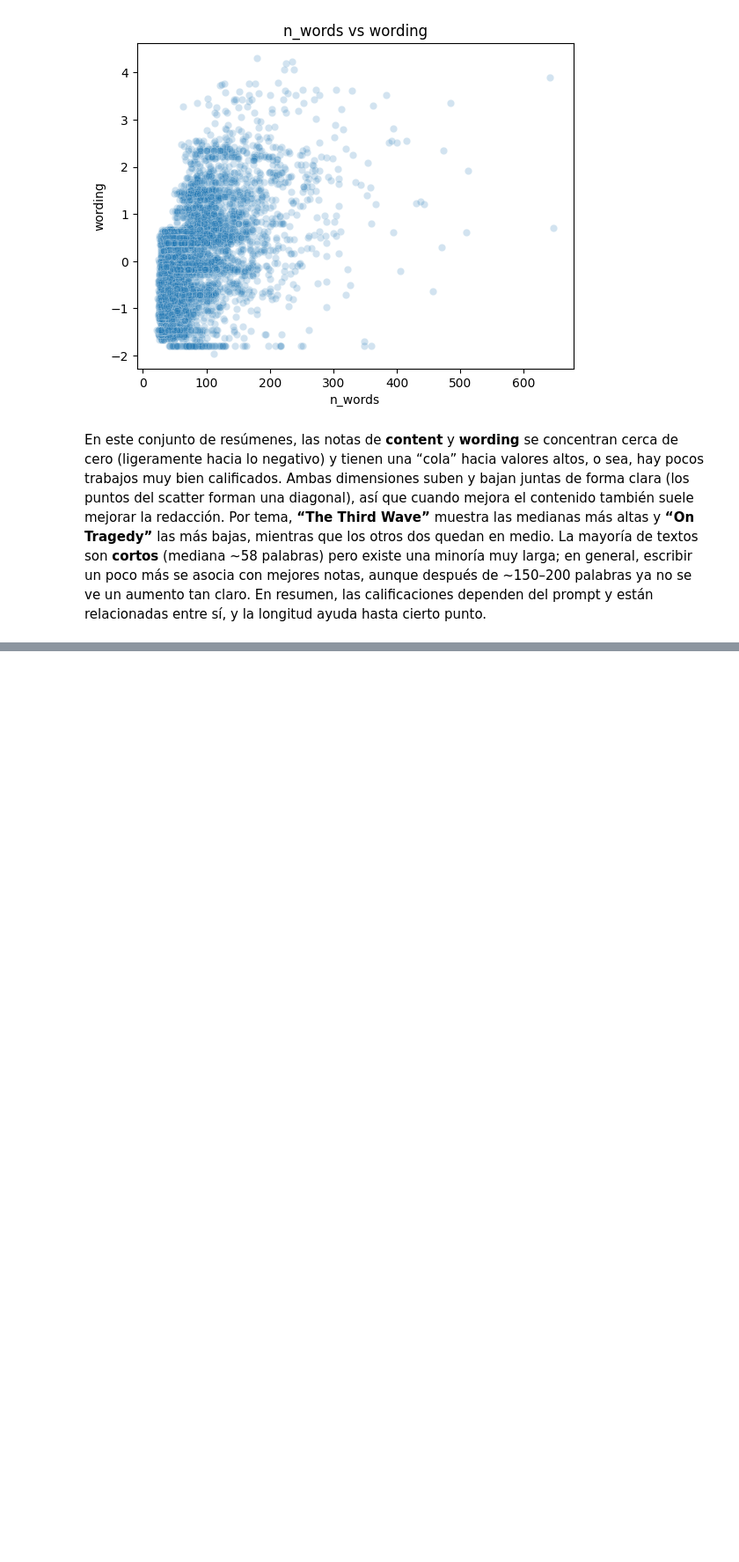
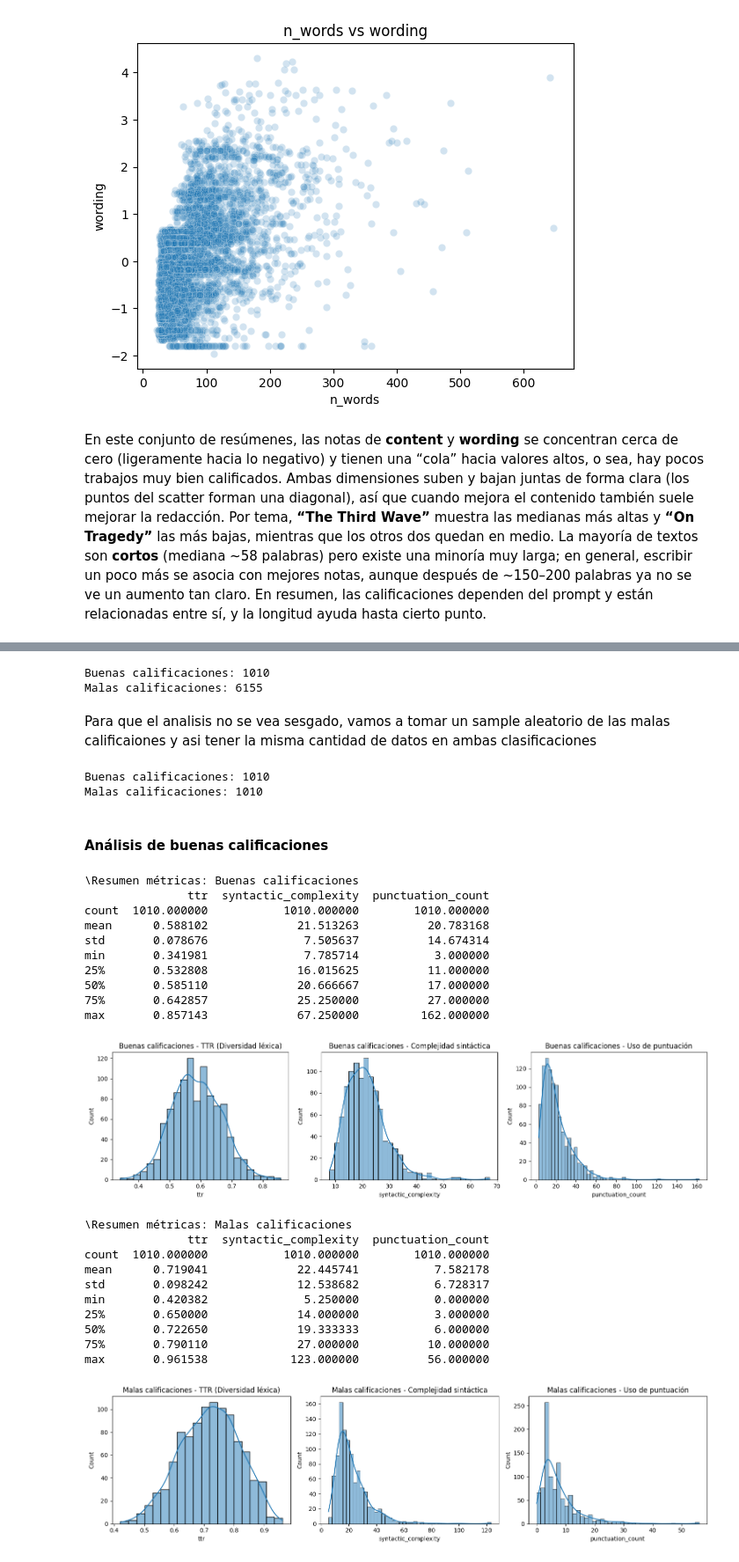
Before and after one commit to DiegoGarV/Proyecto2-DS, a Jupyter notebook: src/main.ipynb, the cells around one changed output, grey strips where cells are left out. Shown at 88% size. Cells and saved outputs as stored; diff of their text form; code cells hidden in the pictures; blank space fills up the shorter version.

Commit message:
feat: add puntos de analisis exploratorio

```diff
--- a/src/main.ipynb
+++ b/src/main.ipynb
@@ -284,0 +295,24 @@ En este conjunto de resúmenes, las notas de **content** y **wording** se concen
+# %%
+df_summaries_train["promedio"] = df_summaries_train[["content", "wording"]].mean(axis=1)
+
+df_good = df_summaries_train[df_summaries_train['promedio']>= 1]
+df_bad = df_summaries_train[df_summaries_train['promedio']< 1]
+
+# Verificar tamaños
+print("Buenas calificaciones:", len(df_good))
+print("Malas calificaciones:", len(df_bad))
+# %% [output]
+Buenas calificaciones: 1010
+Malas calificaciones: 6155
+# %% [markdown]
+Para que el analisis no se vea sesgado, vamos a tomar un sample aleatorio de las malas calificaiones y asi tener la misma cantidad de datos en ambas clasificaciones
+# %%
+df_bad = df_bad.sample(n=1010, random_state=42)  # random_state para reproducibilidad
+# Verificar tamaños
+print("Buenas calificaciones:", len(df_good))
+print("Malas calificaciones:", len(df_bad))
+# %% [output]
+Buenas calificaciones: 1010
+Malas calificaciones: 1010
+# %% [markdown]
+#### Análisis de buenas calificaciones
@@ -284,0 +342,53 @@ En este conjunto de resúmenes, las notas de **content** y **wording** se concen
+# %%
+# evaluar para cada df
+def evaluar_df(df, nombre=""):
+    df_eval = df.copy()
+    df_eval["ttr"] = df_eval["text"].apply(lexical_diversity)
+    df_eval["syntactic_complexity"] = df_eval["text"].apply(syntactic_complexity)
+    df_eval["punctuation_count"] = df_eval["text"].apply(punctuation_usage)
+
+    print(f"\Resumen métricas: {nombre}")
+    print(df_eval[["ttr", "syntactic_complexity", "punctuation_count"]].describe())
+
+    # Graficar distribuciones
+    fig, axes = plt.subplots(1, 3, figsize=(15, 4))
+    sns.histplot(df_eval["ttr"], kde=True, ax=axes[0])
+    axes[0].set_title(f"{nombre} - TTR (Diversidad léxica)")
+
+    sns.histplot(df_eval["syntactic_complexity"], kde=True, ax=axes[1])
+    axes[1].set_title(f"{nombre} - Complejidad sintáctica")
+
+    sns.histplot(df_eval["punctuation_count"], kde=True, ax=axes[2])
+    axes[2].set_title(f"{nombre} - Uso de puntuación")
+
+    plt.tight_layout()
+    plt.show()
+
+    return df_eval
+# %%
+# Evaluar buenas y malas
+df_buenas_eval = evaluar_df(df_good, "Buenas calificaciones")
+df_malas_eval  = evaluar_df(df_bad, "Malas calificaciones")
+# %% [output]
+\Resumen métricas: Buenas calificaciones
+               ttr  syntactic_complexity  punctuation_count
+count  1010.000000           1010.000000        1010.000000
+mean      0.588102             21.513263          20.783168
+std       0.078676              7.505637          14.674314
+min       0.341981              7.785714           3.000000
+25%       0.532808             16.015625          11.000000
+50%       0.585110             20.666667          17.000000
+75%       0.642857             25.250000          27.000000
+max       0.857143             67.250000         162.000000
+[figure, added]
+\Resumen métricas: Malas calificaciones
+               ttr  syntactic_complexity  punctuation_count
+count  1010.000000           1010.000000        1010.000000
+mean      0.719041             22.445741           7.582178
+std       0.098242             12.538682           6.728317
+min       0.420382              5.250000           0.000000
+25%       0.650000             14.000000           3.000000
+50%       0.722650             19.333333           6.000000
+75%       0.790110             27.000000          10.000000
+max       0.961538            123.000000          56.000000
+[figure, added]
```
Also changed, not shown: parts of 19 cells of this notebook, 2 other files.
